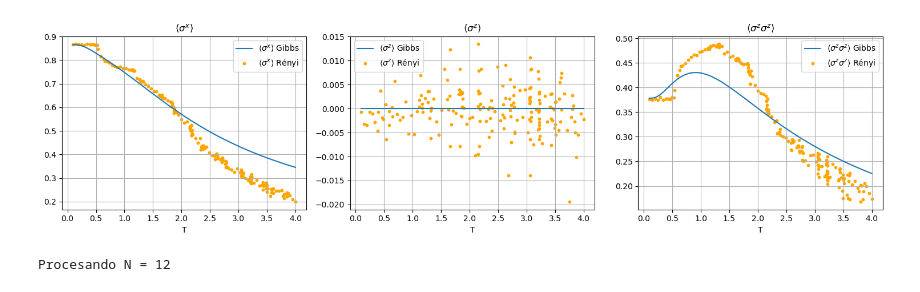
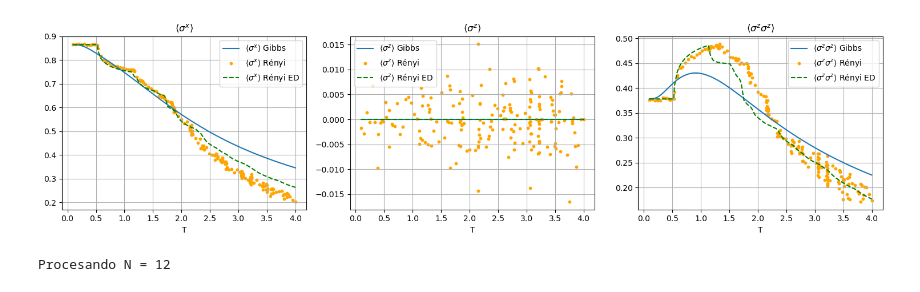
Before and after one commit to ismaelcastrouimp/TFM, a Jupyter notebook: notebooks/Renyi_vs_canonical.ipynb, the cells around one changed output. Saved outputs shown, nothing was run; the diff lists cells and outputs as text; code cells hidden in the pictures.

```diff
--- a/notebooks/Renyi_vs_canonical.ipynb
+++ b/notebooks/Renyi_vs_canonical.ipynb
@@ -318,6 +367,7 @@ T_array_compare = check_temperatures(N)
 
 renyi_sx, renyi_sz, renyi_szz = [], [], []
 gibbs_sx, gibbs_sz, gibbs_szz = [], [], []
+exact_renyi_sx, exact_renyi_sz, exact_renyi_szz = [], [], []
 
 T_filtradas = [T for T in T_array_compare if T >= 0.05]
 for T in tqdm(T_filtradas, desc=f"Procesando temperaturas"):
@@ -327,34 +377,40 @@ for T in tqdm(T_filtradas, desc=f"Procesando temperaturas"):
     renyi_sz.append(renyi_expectation(O_z_ext, vstate))
     renyi_szz.append(renyi_expectation(O_zz_ext, vstate))
 
     # Gibbs exacto
     gibbs_sx.append(canonical_expectation(O_x, T, eigvals, eigvecs))
     gibbs_sz.append(canonical_expectation(O_z, T, eigvals, eigvecs))
     gibbs_szz.append(canonical_expectation(O_zz, T, eigvals, eigvecs))
+    exact_renyi_sx.append(renyi_exact_expectation(O_x, T, eigvals, eigvecs))
+    exact_renyi_sz.append(renyi_exact_expectation(O_z, T, eigvals, eigvecs))
+    exact_renyi_szz.append(renyi_exact_expectation(O_zz, T, eigvals, eigvecs))
 
 T_plot = T_array_compare[T_array_compare >= 0.05]
 
 fig, axes = plt.subplots(1, 3, figsize=(15, 4))
 
 axes[0].plot(T_plot, gibbs_sx, label=r'$\langle\sigma^x\rangle$ Gibbs')
 axes[0].scatter(T_plot, renyi_sx, s=10, color='orange', label=r'$\langle\sigma^x\rangle$ Rényi')
+axes[0].plot(T_plot, exact_renyi_sx, color='green', ls='--', label=r'$\langle\sigma^x\rangle$ Rényi ED')
 axes[0].set_xlabel('T'); axes[0].set_title(r'$\langle\sigma^x\rangle$')
 axes[0].legend(); axes[0].grid(True)
 
 axes[1].plot(T_plot, gibbs_sz, label=r'$\langle\sigma^z\rangle$ Gibbs')
 axes[1].scatter(T_plot, renyi_sz, s=10, color='orange', label=r'$\langle\sigma^z\rangle$ Rényi')
+axes[1].plot(T_plot, exact_renyi_sz, color='green', ls='--', label=r'$\langle\sigma^z\rangle$ Rényi ED')
 axes[1].set_xlabel('T'); axes[1].set_title(r'$\langle\sigma^z\rangle$')
 axes[1].legend(); axes[1].grid(True)
 
 axes[2].plot(T_plot, gibbs_szz, label=r'$\langle\sigma^z\sigma^z\rangle$ Gibbs')
 axes[2].scatter(T_plot, renyi_szz, s=10, color='orange', label=r'$\langle\sigma^z\sigma^z\rangle$ Rényi')
+axes[2].plot(T_plot, exact_renyi_szz, color='green', ls='--', label=r'$\langle\sigma^z\sigma^z\rangle$ Rényi ED')
 axes[2].set_xlabel('T'); axes[2].set_title(r'$\langle\sigma^z\sigma^z\rangle$')
 axes[2].legend(); axes[2].grid(True)
 
 plt.tight_layout()
 plt.show()
 # %% [output]
-[figure, old version]
+[figure, new version]
 # %%
 N_list = [12, 20, 22, 30, 100]
 
```
Also changed, not shown: parts of 3 cells of this notebook.
